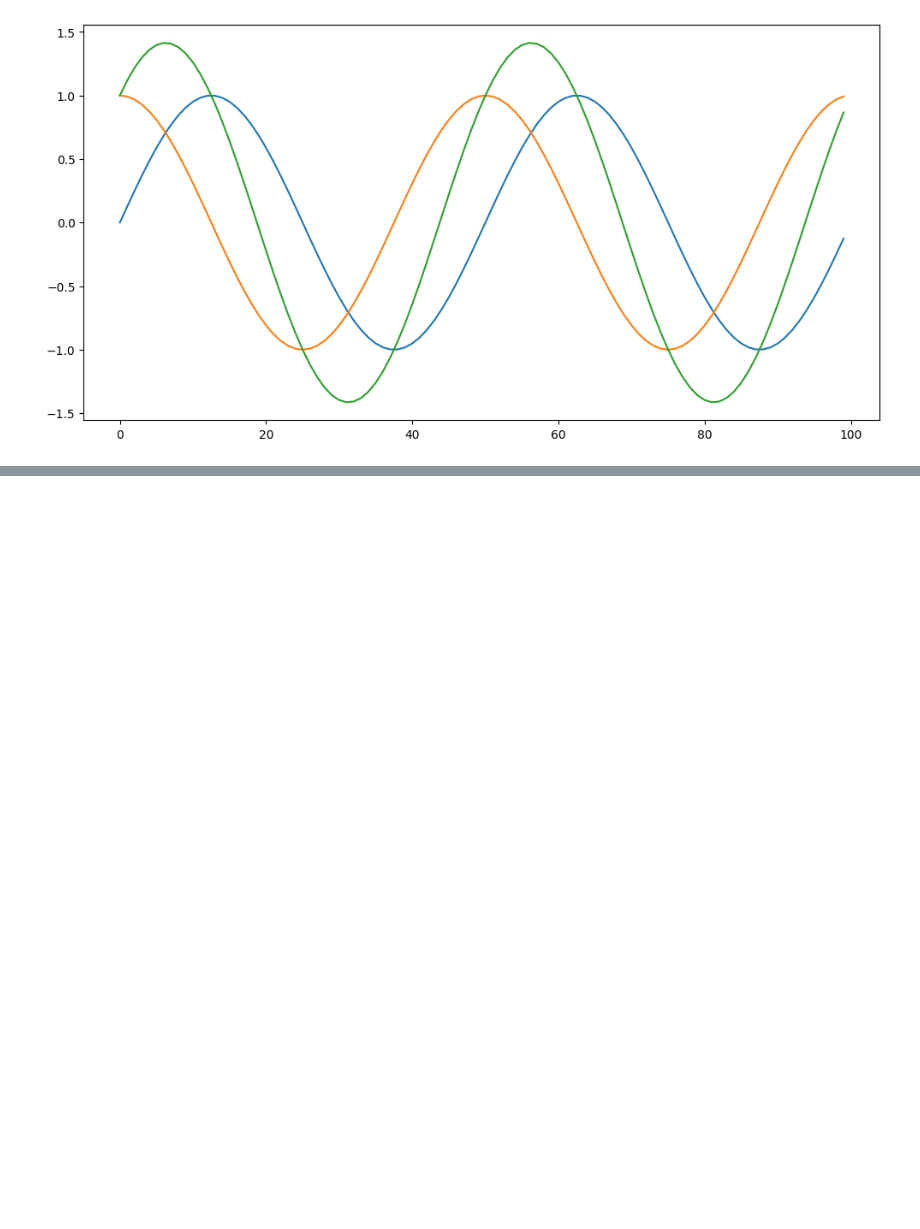
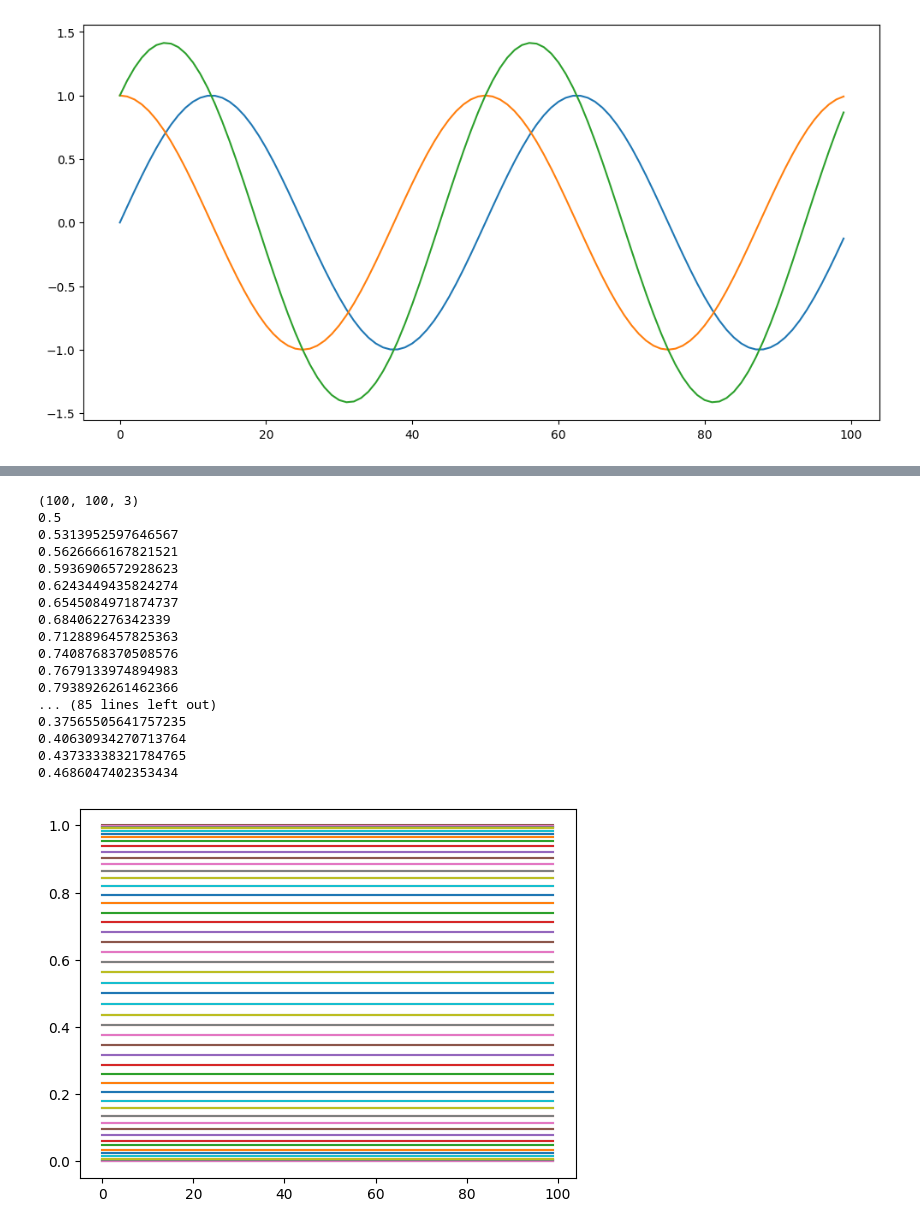
Before and after one commit to giuliabernardinieco/revosim-simulations, a Jupyter notebook: pic-generator.ipynb, the cells around one changed output, grey strips where cells are left out. Saved outputs shown, nothing was run; the diff lists cells and outputs as text; code cells hidden in the pictures; blank space fills up the shorter version.

```diff
--- a/pic-generator.ipynb
+++ b/pic-generator.ipynb
@@ -143,3 +101,7 @@ plt.show()
+# %%
+numbers = [100]
+num_rows = 2
+num_cols = len(numbers) // num_rows + 1
 # %%
 # Generate and save the pics
 
@@ -182,0 +145,39 @@ for num in numbers:
+# %%
+# Generate and save the pics
+
+for num in numbers:
+    x = np.arange(0, 100, 1)
+    X, Y = np.meshgrid(x, x)
+    # Create an array with constant red and green channels and a varying blue channel
+    image = np.zeros((100, 100, 3))
+    print(np.shape(image))
+    image[:, :, 0] = 0  # Red channel
+    image[:, :, 1] = 0  # Green channel
+    for j in range(0,100):
+        image[:, j, 2] = (np.sin(2 * np.pi * (j) / num) + 1)/2  # Varying blue channel
+        print(image[0, j, 2])
+
+    plt.plot(np.arange(0,100).tolist(), image[:,:,2].tolist())
+
+
+    im = PIL.Image.fromarray(np.uint8(image*256))
+    im.save(f'w{num}_0RG.png')
+# %% [output]
+(100, 100, 3)
+0.5
+0.5313952597646567
+0.5626666167821521
+0.5936906572928623
+0.6243449435824274
+0.6545084971874737
+0.684062276342339
+0.7128896457825363
+0.7408768370508576
+0.7679133974894983
+0.7938926261462366
+... (85 lines left out)
+0.37565505641757235
+0.40630934270713764
+0.43733338321784765
+0.4686047402353434
+[figure, added]
```
Also changed, not shown: parts of 3 cells of this notebook.
